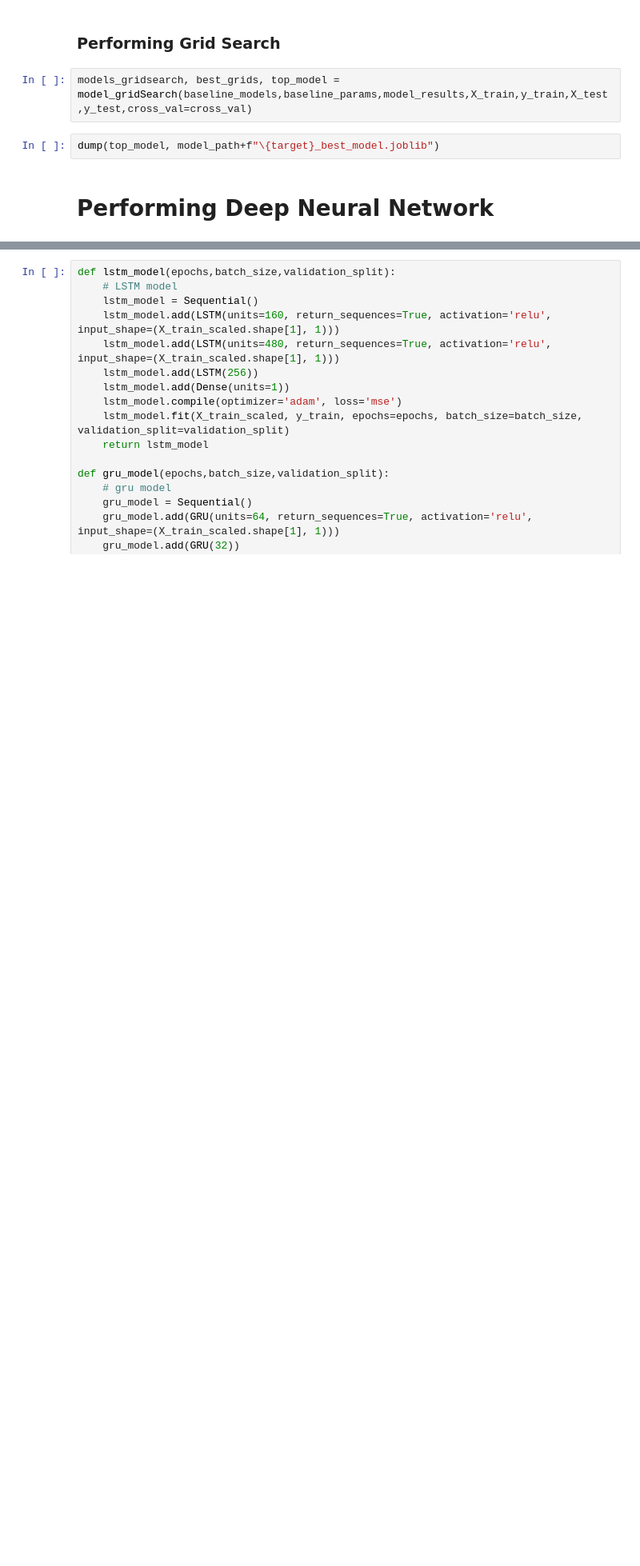
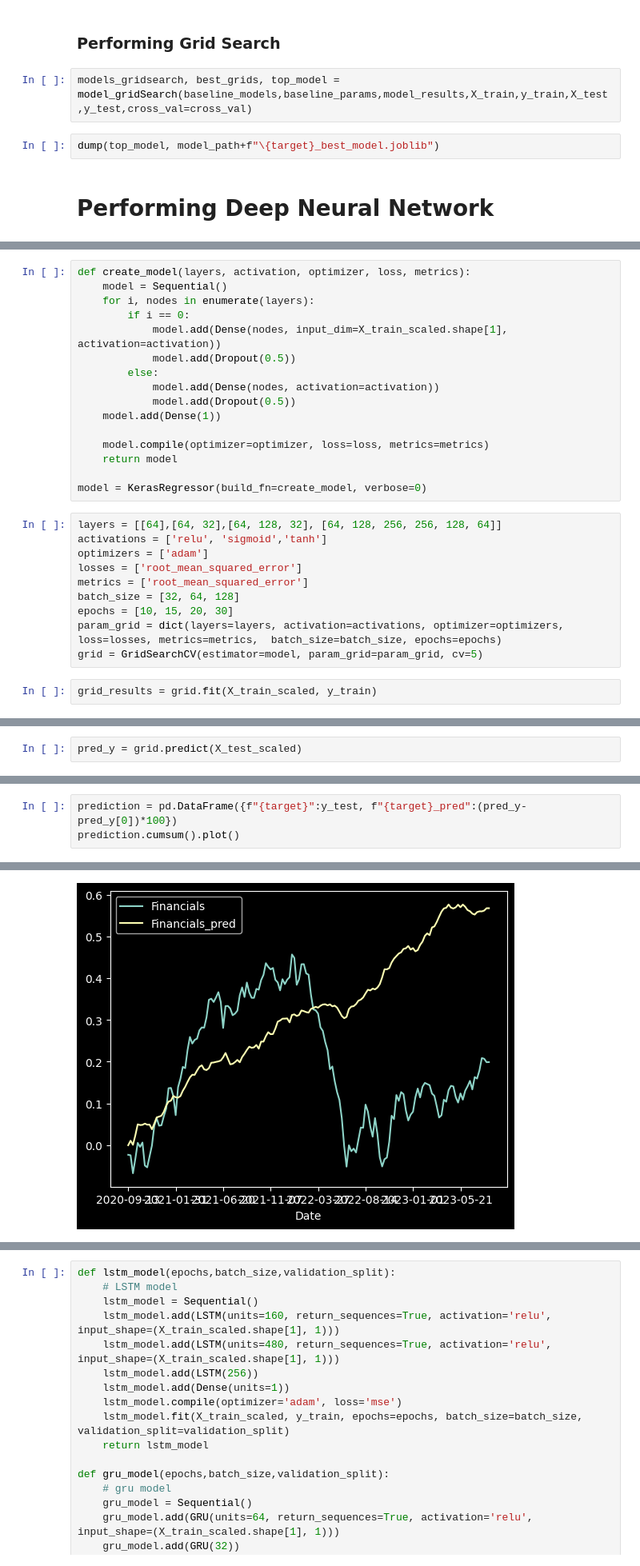
Before and after one commit to JoanOliverPerez96/Economic_Market_Forecasting, a Jupyter notebook: Economic_Market_Forecasting/EMF_webapp/src/notebooks/EMF_ML1.ipynb, the cells around one changed output, grey strips where cells are left out. Shown at 80% size. Drawn from its saved outputs; the diff is of its cells as text; blank space fills up the shorter version.

```diff
--- a/Economic_Market_Forecasting/EMF_webapp/src/notebooks/EMF_ML1.ipynb
+++ b/Economic_Market_Forecasting/EMF_webapp/src/notebooks/EMF_ML1.ipynb
@@ -354,0 +379,28 @@ X_train_scaled, X_test_scaled = scale_datasets(X_train, X_test)
+# %%
+def create_model(layers, activation, optimizer, loss, metrics):
+    model = Sequential()
+    for i, nodes in enumerate(layers):
+        if i == 0:
+            model.add(Dense(nodes, input_dim=X_train_scaled.shape[1], activation=activation))
+            model.add(Dropout(0.5))
+        else:
+            model.add(Dense(nodes, activation=activation))
+            model.add(Dropout(0.5))
+    model.add(Dense(1))
+
+    model.compile(optimizer=optimizer, loss=loss, metrics=metrics)
+    return model
+
+model = KerasRegressor(build_fn=create_model, verbose=0)
+# %%
+layers = [[64],[64, 32],[64, 128, 32], [64, 128, 256, 256, 128, 64]]
+activations = ['relu', 'sigmoid','tanh']
+optimizers = ['adam']
+losses = ['root_mean_squared_error']
+metrics = ['root_mean_squared_error']
+batch_size = [32, 64, 128]
+epochs = [10, 15, 20, 30]
+param_grid = dict(layers=layers, activation=activations, optimizer=optimizers, loss=losses, metrics=metrics,  batch_size=batch_size, epochs=epochs)
+grid = GridSearchCV(estimator=model, param_grid=param_grid, cv=5)
+# %%
+grid_results = grid.fit(X_train_scaled, y_train)
@@ -354,0 +422,2 @@ X_train_scaled, X_test_scaled = scale_datasets(X_train, X_test)
+# %%
+pred_y = grid.predict(X_test_scaled)
@@ -354,0 +428,4 @@ X_train_scaled, X_test_scaled = scale_datasets(X_train, X_test)
+# %%
+prediction = pd.DataFrame({f"{target}":y_test, f"{target}_pred":(pred_y-pred_y[0])*100})
+prediction.cumsum().plot()
+# %% [output]
@@ -354,0 +433 @@ X_train_scaled, X_test_scaled = scale_datasets(X_train, X_test)
+[figure, added]
```
Also changed, not shown: parts of 14 cells of this notebook, 51 other files.
